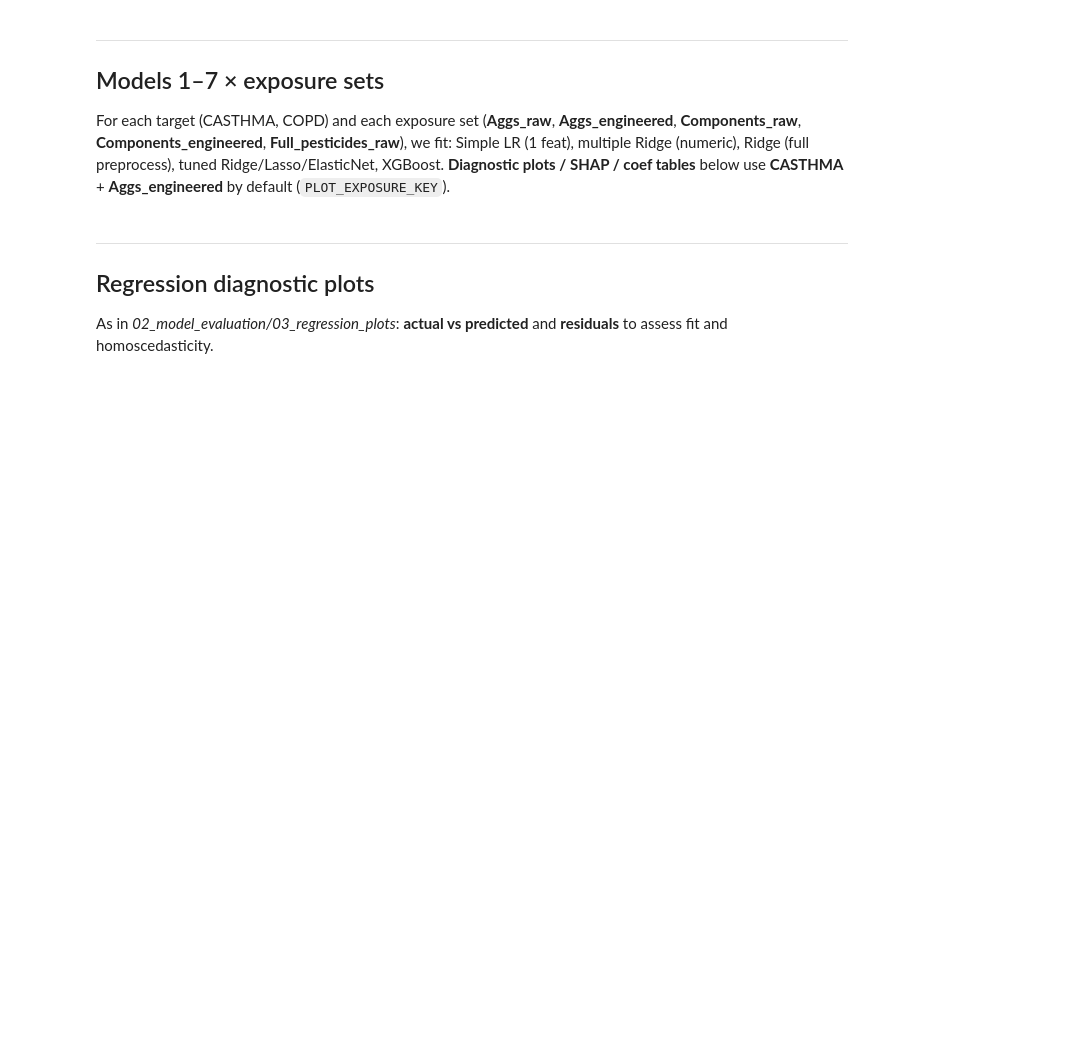
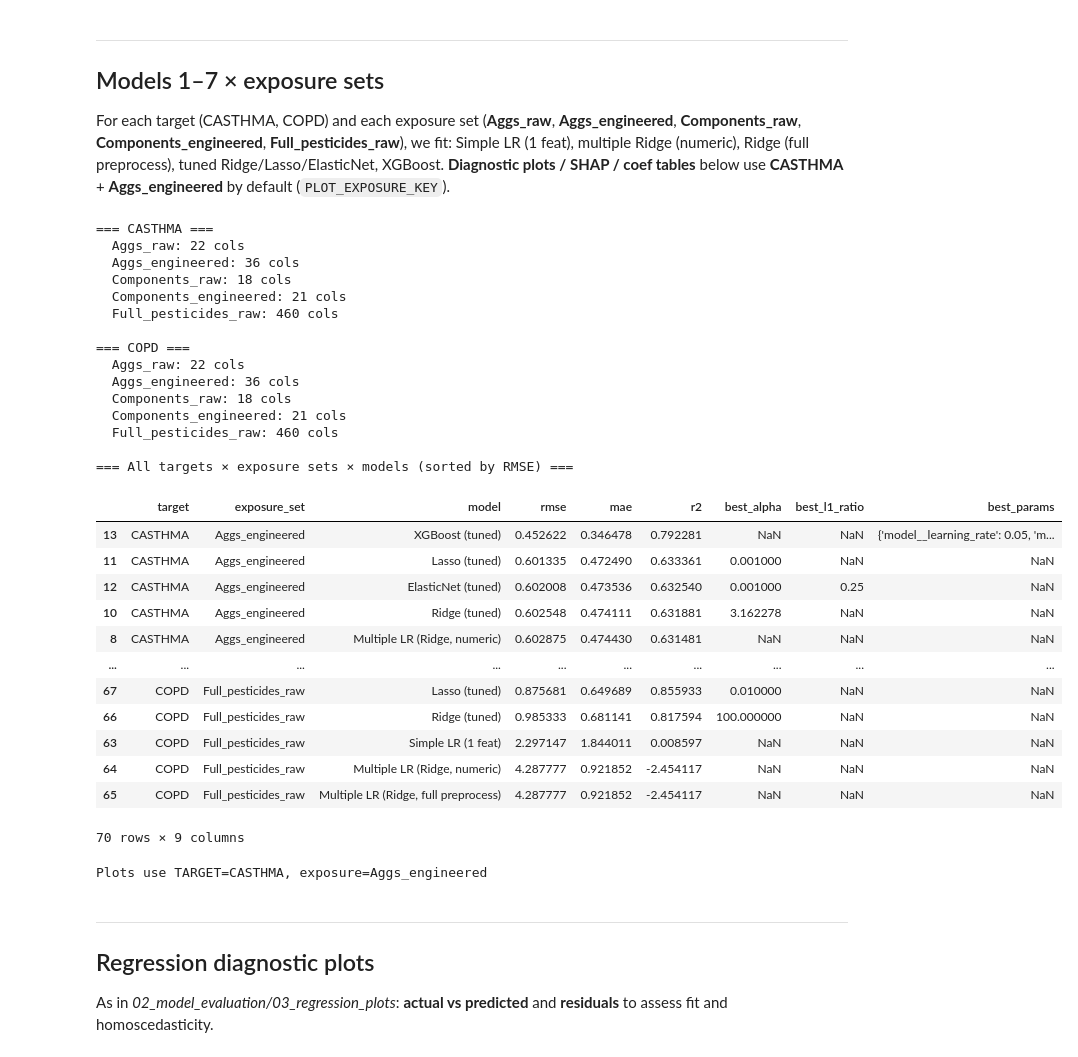
Before and after one commit to Erdos-Projects/spring-2026-pesticide-exposure, a Jupyter notebook: modeling/model_selection.ipynb, the cells around one changed output. Cells and saved outputs as stored; diff of their text form; code cells hidden in the pictures; blank space fills up the shorter version.

```diff
--- a/modeling/model_selection.ipynb
+++ b/modeling/model_selection.ipynb
@@ -405,34 +415,67 @@ def run_exposure_models_all(target, exposure_name, X_tr, X_te, y_tr, y_te, folds
 fitted_store = {}
 summaries = []
 for target in TARGETS:
     print(f"\n=== {target} ===")
     d = data[target]
     etr, ete = d["train_eng"], d["test_eng"]
     y_tr, y_te = d["y_train"], d["y_test"]
     strata = make_strata(y_tr)
     folds = list(
         StratifiedGroupKFold(n_splits=CV_FOLDS, shuffle=True, random_state=RANDOM_STATE).split(d["X_train"], strata, d["groups"])
     )
     for ek in EXPOSURE_SET_KEYS:
         X_tr, X_te = d["X_by_exposure"][ek]
         print(f"  {ek}: {X_tr.shape[1]} cols")
         summary_df, _top, bundle = run_exposure_models_all(target, ek, X_tr, X_te, y_tr, y_te, folds)
         fitted_store[(target, ek)] = bundle
         summaries.append(summary_df)
 
 exposure_summary_all = pd.concat(summaries, ignore_index=True)
 print("\n=== All targets × exposure sets × models (sorted by RMSE) ===")
-display(exposure_summary_all.sort_values(["target", "exposure_set", "rmse"]))
+from IPython.display import HTML
+
+df_sorted = exposure_summary_all.sort_values(["target", "exposure_set", "rmse"])
+display(HTML(f'<div style="max-height:500px; overflow:auto;">{df_sorted.to_html()}</div>'))
 
 TARGET = TARGETS[0]
 PLOT_EXPOSURE_KEY = "Aggs_engineered"
 b = fitted_store[(TARGET, PLOT_EXPOSURE_KEY)]
 ridge_search, lasso_search, elastic_search, xgb_search = b["ridge_search"], b["lasso_search"], b["elastic_search"], b["xgb_search"]
 pred_ridge, pred_lasso, pred_elastic, pred_xgb = b["pred_ridge"], b["pred_lasso"], b["pred_elastic"], b["pred_xgb"]
 y_test = data[TARGET]["y_test"]
 y_train = data[TARGET]["y_train"]
 X_train, X_test = data[TARGET]["X_by_exposure"][PLOT_EXPOSURE_KEY]
 print(f"Plots use TARGET={TARGET}, exposure={PLOT_EXPOSURE_KEY}")
+# %% [output]
+=== CASTHMA ===
+  Aggs_raw: 22 cols
+  Aggs_engineered: 36 cols
+  Components_raw: 18 cols
+  Components_engineered: 21 cols
+  Full_pesticides_raw: 460 cols
+
+=== COPD ===
+  Aggs_raw: 22 cols
+  Aggs_engineered: 36 cols
+  Components_raw: 18 cols
+  Components_engineered: 21 cols
+  Full_pesticides_raw: 460 cols
+
+=== All targets × exposure sets × models (sorted by RMSE) ===
+|  | target | exposure_set | model | rmse | mae | r2 | best_alpha | best_l1_ratio | best_params |
+| 13 | CASTHMA | Aggs_engineered | XGBoost (tuned) | 0.452622 | 0.346478 | 0.792281 | NaN | NaN | {'model__learning_rate': 0.05, 'm... |
+| 11 | CASTHMA | Aggs_engineered | Lasso (tuned) | 0.601335 | 0.472490 | 0.633361 | 0.001000 | NaN | NaN |
+| 12 | CASTHMA | Aggs_engineered | ElasticNet (tuned) | 0.602008 | 0.473536 | 0.632540 | 0.001000 | 0.25 | NaN |
+| 10 | CASTHMA | Aggs_engineered | Ridge (tuned) | 0.602548 | 0.474111 | 0.631881 | 3.162278 | NaN | NaN |
+| 8 | CASTHMA | Aggs_engineered | Multiple LR (Ridge, numeric) | 0.602875 | 0.474430 | 0.631481 | NaN | NaN | NaN |
+| ... | ... | ... | ... | ... | ... | ... | ... | ... | ... |
+| 67 | COPD | Full_pesticides_raw | Lasso (tuned) | 0.875681 | 0.649689 | 0.855933 | 0.010000 | NaN | NaN |
+| 66 | COPD | Full_pesticides_raw | Ridge (tuned) | 0.985333 | 0.681141 | 0.817594 | 100.000000 | NaN | NaN |
+| 63 | COPD | Full_pesticides_raw | Simple LR (1 feat) | 2.297147 | 1.844011 | 0.008597 | NaN | NaN | NaN |
+| 64 | COPD | Full_pesticides_raw | Multiple LR (Ridge, numeric) | 4.287777 | 0.921852 | -2.454117 | NaN | NaN | NaN |
+| 65 | COPD | Full_pesticides_raw | Multiple LR (Ridge, full preprocess) | 4.287777 | 0.921852 | -2.454117 | NaN | NaN | NaN |
+70 rows × 9 columns
+Plots use TARGET=CASTHMA, exposure=Aggs_engineered
 # %% [markdown]
 ---
 ## Regression diagnostic plots
```
Also changed, not shown: parts of 6 cells of this notebook.
